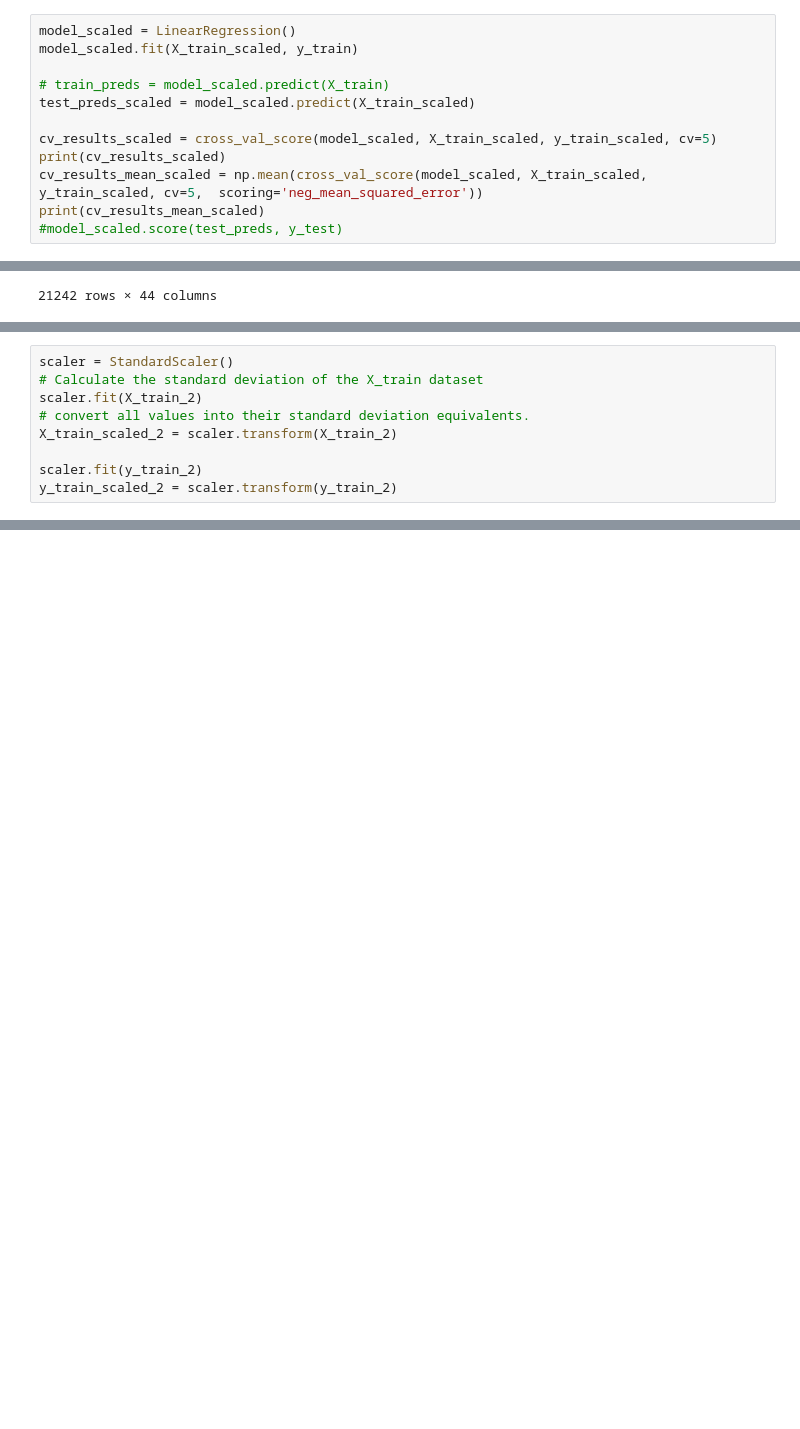
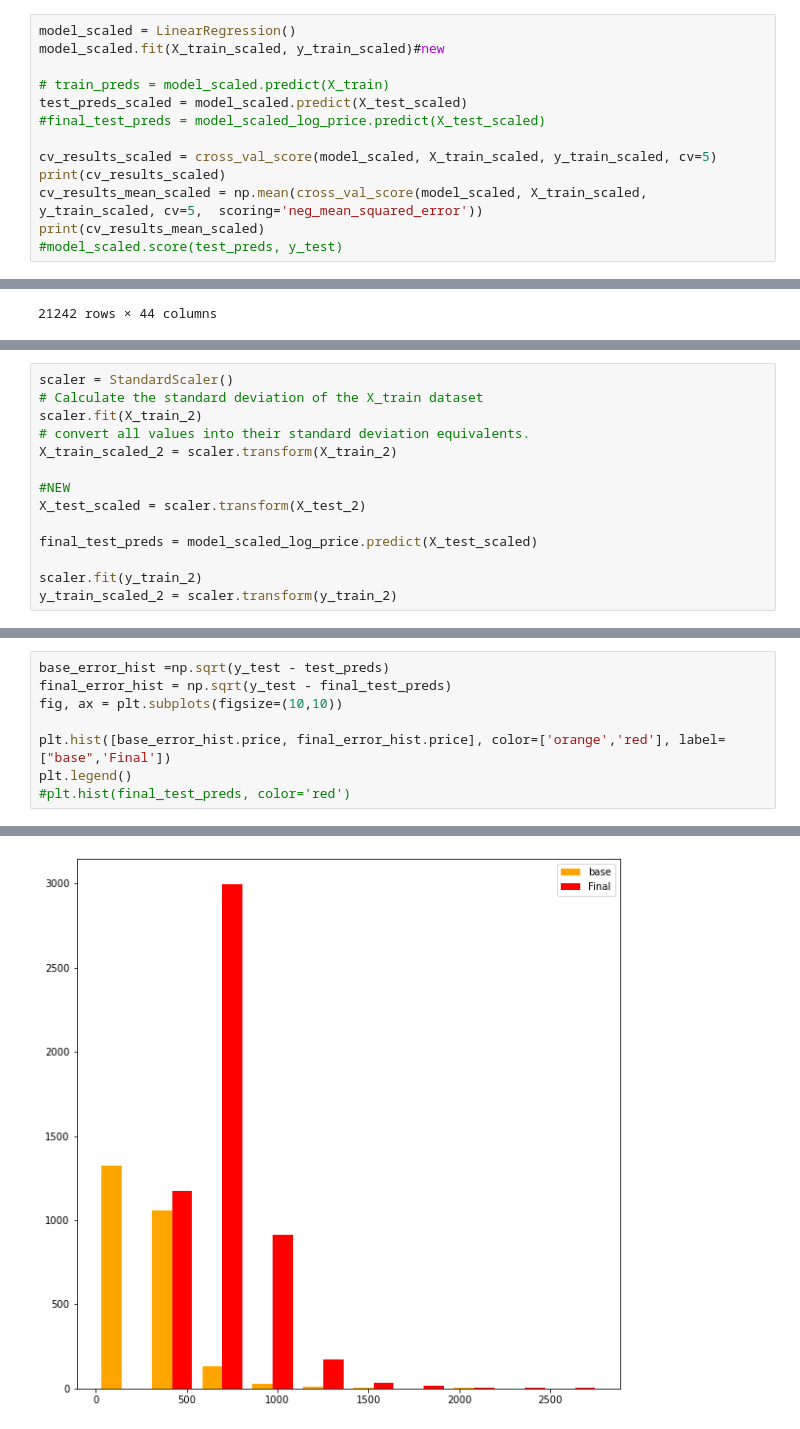
Before and after one commit to Somethingor/bsc-phase-two-project, a Jupyter notebook: notebooks/exploratory/member-2/MiddleGrades.ipynb, the cells around one changed output, grey strips where cells are left out. Drawn from its saved outputs; the diff is of its cells as text; blank space fills up the shorter version.

```diff
--- a/notebooks/exploratory/member-2/MiddleGrades.ipynb
+++ b/notebooks/exploratory/member-2/MiddleGrades.ipynb
@@ -120,10 +124,11 @@ scaler.fit(y_train)
 y_train_scaled = scaler.transform(y_train)
 # %%
 model_scaled = LinearRegression()
-model_scaled.fit(X_train_scaled, y_train)
+model_scaled.fit(X_train_scaled, y_train_scaled)#new
 
 # train_preds = model_scaled.predict(X_train)
-test_preds_scaled = model_scaled.predict(X_train_scaled)
+test_preds_scaled = model_scaled.predict(X_test_scaled)
+#final_test_preds = model_scaled_log_price.predict(X_test_scaled)
 
 cv_results_scaled = cross_val_score(model_scaled, X_train_scaled, y_train_scaled, cv=5)
 print(cv_results_scaled)
@@ -390,5 +418,10 @@ scaler.fit(X_train_2)
 # convert all values into their standard deviation equivalents.
 X_train_scaled_2 = scaler.transform(X_train_2)
 
+#NEW
+X_test_scaled = scaler.transform(X_test_2)
+
+final_test_preds = model_scaled_log_price.predict(X_test_scaled)
+
 scaler.fit(y_train_2)
 y_train_scaled_2 = scaler.transform(y_train_2)
@@ -492,0 +546,9 @@ TypeError: len() of unsized object
+# %%
+base_error_hist =np.sqrt(y_test - test_preds)
+final_error_hist = np.sqrt(y_test - final_test_preds)
+fig, ax = plt.subplots(figsize=(10,10))
+
+plt.hist([base_error_hist.price, final_error_hist.price], color=['orange','red'], label=["base",'Final'])
+plt.legend()
+#plt.hist(final_test_preds, color='red')
+# %% [output]
@@ -492,0 +556 @@ TypeError: len() of unsized object
+[figure, added]
```
Also changed, not shown: parts of 20 cells of this notebook.
